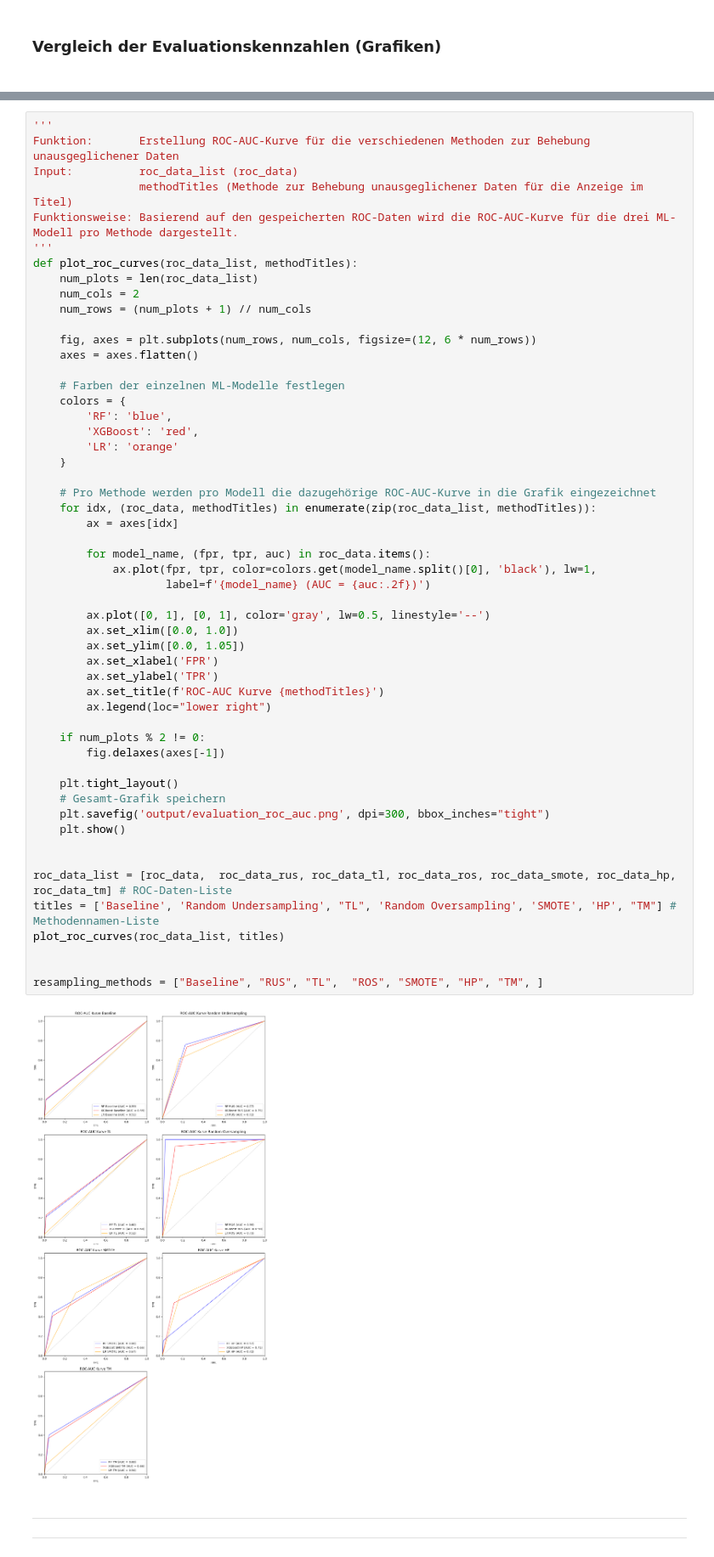
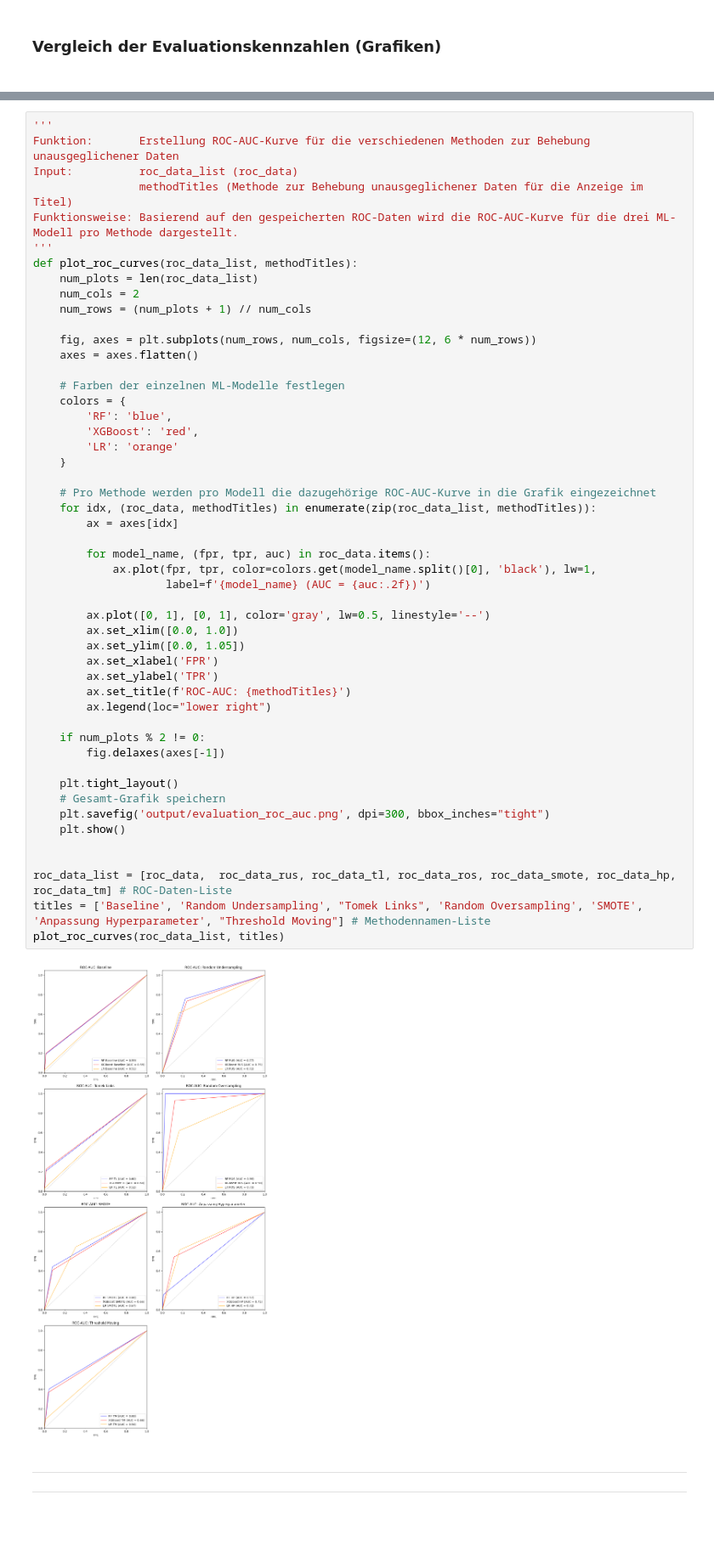
Before and after one commit to juliisch/MALE01, a Jupyter notebook: MALE01_ImbalancedData_JuliaSchmid.ipynb, the cells around one changed output, grey strips where cells are left out. Shown at 85% size. Cells and saved outputs as stored; diff of their text form; blank space fills up the shorter version.

```diff
--- a/MALE01_ImbalancedData_JuliaSchmid.ipynb
+++ b/MALE01_ImbalancedData_JuliaSchmid.ipynb
@@ -567,39 +586,36 @@ def plot_roc_curves(roc_data_list, methodTitles):
         'LR': 'orange'
     }
 
     # Pro Methode werden pro Modell die dazugehörige ROC-AUC-Kurve in die Grafik eingezeichnet
     for idx, (roc_data, methodTitles) in enumerate(zip(roc_data_list, methodTitles)):
         ax = axes[idx]
 
         for model_name, (fpr, tpr, auc) in roc_data.items():
             ax.plot(fpr, tpr, color=colors.get(model_name.split()[0], 'black'), lw=1,
                     label=f'{model_name} (AUC = {auc:.2f})')
 
         ax.plot([0, 1], [0, 1], color='gray', lw=0.5, linestyle='--')
         ax.set_xlim([0.0, 1.0])
         ax.set_ylim([0.0, 1.05])
         ax.set_xlabel('FPR')
         ax.set_ylabel('TPR')
-        ax.set_title(f'ROC-AUC Kurve {methodTitles}')
+        ax.set_title(f'ROC-AUC: {methodTitles}')
         ax.legend(loc="lower right")
 
     if num_plots % 2 != 0:
         fig.delaxes(axes[-1])
 
     plt.tight_layout()
     # Gesamt-Grafik speichern
     plt.savefig('output/evaluation_roc_auc.png', dpi=300, bbox_inches="tight")
     plt.show()
 
 
 roc_data_list = [roc_data,  roc_data_rus, roc_data_tl, roc_data_ros, roc_data_smote, roc_data_hp, roc_data_tm] # ROC-Daten-Liste
-titles = ['Baseline', 'Random Undersampling', "TL", 'Random Oversampling', 'SMOTE', 'HP', "TM"] # Methodennamen-Liste
+titles = ['Baseline', 'Random Undersampling', "Tomek Links", 'Random Oversampling', 'SMOTE', 'Anpassung Hyperparameter', "Threshold Moving"] # Methodennamen-Liste
 plot_roc_curves(roc_data_list, titles)
-
-
-resampling_methods = ["Baseline", "RUS", "TL",  "ROS", "SMOTE", "HP", "TM", ]
 # %% [output]
-[figure, old version]
+[figure, new version]
 # %% [markdown]
 ***
 ***
```
Also changed, not shown: parts of 23 cells of this notebook, 5 other files.
